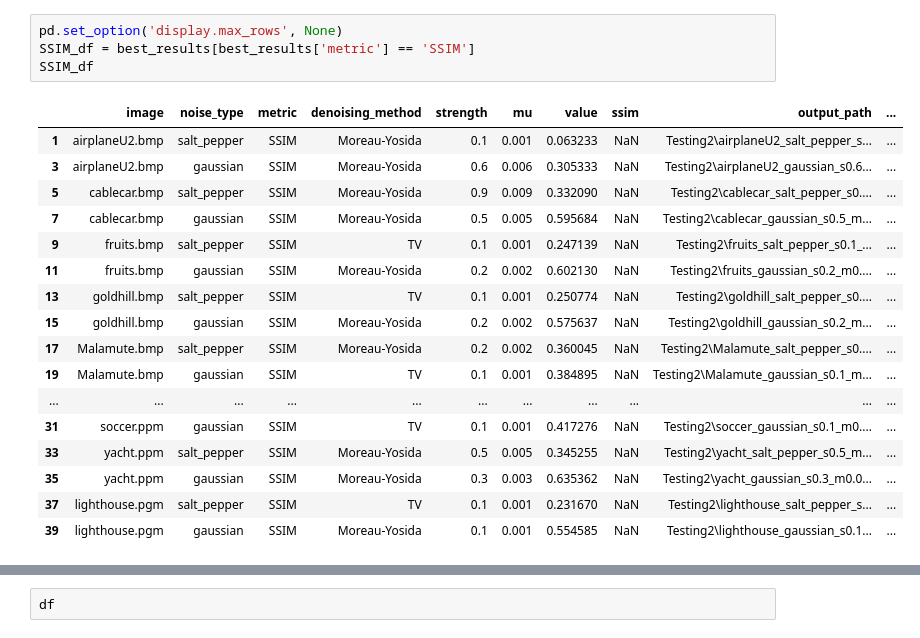
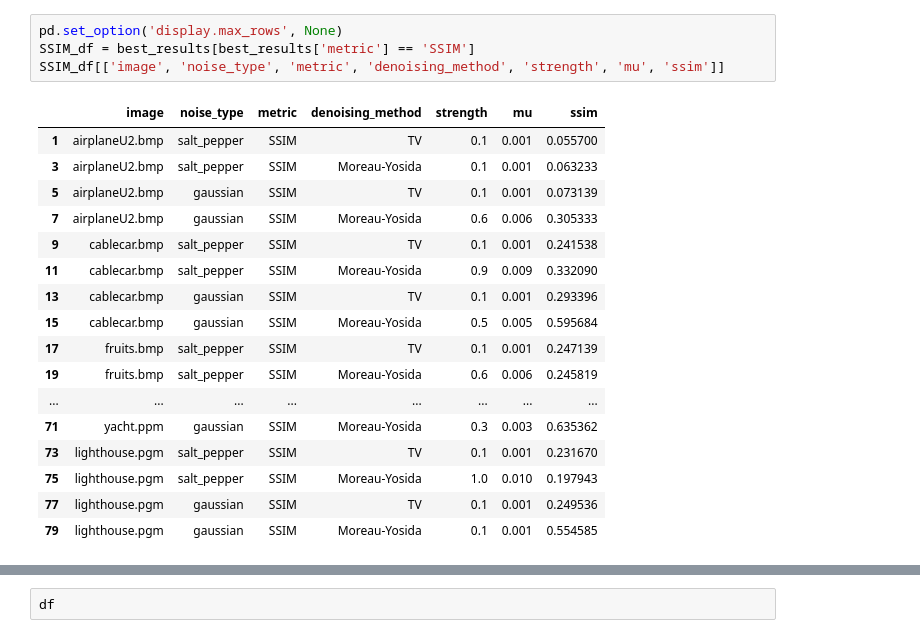
Before and after one commit to AdamowiczEone/Moreau-Yoshida, a Jupyter notebook: output/results.ipynb, the cells around one changed output, grey strips where cells are left out. Saved outputs shown, nothing was run; the diff lists cells and outputs as text.

```diff
--- a/output/results.ipynb
+++ b/output/results.ipynb
@@ -72,25 +100,25 @@ best_results[['image', 'noise_type', 'metric', 'denoising_method', 'strength', '
 # %%
 pd.set_option('display.max_rows', None)
 SSIM_df = best_results[best_results['metric'] == 'SSIM']
-SSIM_df
+SSIM_df[['image', 'noise_type', 'metric', 'denoising_method', 'strength', 'mu', 'ssim']]
 # %% [output]
-|  | image | noise_type | metric | denoising_method | strength | mu | value | ssim | output_path | ... |
-| 1 | airplaneU2.bmp | salt_pepper | SSIM | Moreau-Yosida | 0.1 | 0.001 | 0.063233 | NaN | Testing2\airplaneU2_salt_pepper_s... | ... |
-| 3 | airplaneU2.bmp | gaussian | SSIM | Moreau-Yosida | 0.6 | 0.006 | 0.305333 | NaN | Testing2\airplaneU2_gaussian_s0.6... | ... |
-| 5 | cablecar.bmp | salt_pepper | SSIM | Moreau-Yosida | 0.9 | 0.009 | 0.332090 | NaN | Testing2\cablecar_salt_pepper_s0.... | ... |
-| 7 | cablecar.bmp | gaussian | SSIM | Moreau-Yosida | 0.5 | 0.005 | 0.595684 | NaN | Testing2\cablecar_gaussian_s0.5_m... | ... |
-| 9 | fruits.bmp | salt_pepper | SSIM | TV | 0.1 | 0.001 | 0.247139 | NaN | Testing2\fruits_salt_pepper_s0.1_... | ... |
-| 11 | fruits.bmp | gaussian | SSIM | Moreau-Yosida | 0.2 | 0.002 | 0.602130 | NaN | Testing2\fruits_gaussian_s0.2_m0.... | ... |
-| 13 | goldhill.bmp | salt_pepper | SSIM | TV | 0.1 | 0.001 | 0.250774 | NaN | Testing2\goldhill_salt_pepper_s0.... | ... |
-| 15 | goldhill.bmp | gaussian | SSIM | Moreau-Yosida | 0.2 | 0.002 | 0.575637 | NaN | Testing2\goldhill_gaussian_s0.2_m... | ... |
-| 17 | Malamute.bmp | salt_pepper | SSIM | Moreau-Yosida | 0.2 | 0.002 | 0.360045 | NaN | Testing2\Malamute_salt_pepper_s0.... | ... |
-| 19 | Malamute.bmp | gaussian | SSIM | TV | 0.1 | 0.001 | 0.384895 | NaN | Testing2\Malamute_gaussian_s0.1_m... | ... |
-| ... | ... | ... | ... | ... | ... | ... | ... | ... | ... | ... |
-| 31 | soccer.ppm | gaussian | SSIM | TV | 0.1 | 0.001 | 0.417276 | NaN | Testing2\soccer_gaussian_s0.1_m0.... | ... |
-| 33 | yacht.ppm | salt_pepper | SSIM | Moreau-Yosida | 0.5 | 0.005 | 0.345255 | NaN | Testing2\yacht_salt_pepper_s0.5_m... | ... |
-| 35 | yacht.ppm | gaussian | SSIM | Moreau-Yosida | 0.3 | 0.003 | 0.635362 | NaN | Testing2\yacht_gaussian_s0.3_m0.0... | ... |
-| 37 | lighthouse.pgm | salt_pepper | SSIM | TV | 0.1 | 0.001 | 0.231670 | NaN | Testing2\lighthouse_salt_pepper_s... | ... |
-| 39 | lighthouse.pgm | gaussian | SSIM | Moreau-Yosida | 0.1 | 0.001 | 0.554585 | NaN | Testing2\lighthouse_gaussian_s0.1... | ... |
+|  | image | noise_type | metric | denoising_method | strength | mu | ssim |
+| 1 | airplaneU2.bmp | salt_pepper | SSIM | TV | 0.1 | 0.001 | 0.055700 |
+| 3 | airplaneU2.bmp | salt_pepper | SSIM | Moreau-Yosida | 0.1 | 0.001 | 0.063233 |
+| 5 | airplaneU2.bmp | gaussian | SSIM | TV | 0.1 | 0.001 | 0.073139 |
+| 7 | airplaneU2.bmp | gaussian | SSIM | Moreau-Yosida | 0.6 | 0.006 | 0.305333 |
+| 9 | cablecar.bmp | salt_pepper | SSIM | TV | 0.1 | 0.001 | 0.241538 |
+| 11 | cablecar.bmp | salt_pepper | SSIM | Moreau-Yosida | 0.9 | 0.009 | 0.332090 |
+| 13 | cablecar.bmp | gaussian | SSIM | TV | 0.1 | 0.001 | 0.293396 |
+| 15 | cablecar.bmp | gaussian | SSIM | Moreau-Yosida | 0.5 | 0.005 | 0.595684 |
+| 17 | fruits.bmp | salt_pepper | SSIM | TV | 0.1 | 0.001 | 0.247139 |
+| 19 | fruits.bmp | salt_pepper | SSIM | Moreau-Yosida | 0.6 | 0.006 | 0.245819 |
+| ... | ... | ... | ... | ... | ... | ... | ... |
+| 71 | yacht.ppm | gaussian | SSIM | Moreau-Yosida | 0.3 | 0.003 | 0.635362 |
+| 73 | lighthouse.pgm | salt_pepper | SSIM | TV | 0.1 | 0.001 | 0.231670 |
+| 75 | lighthouse.pgm | salt_pepper | SSIM | Moreau-Yosida | 1.0 | 0.010 | 0.197943 |
+| 77 | lighthouse.pgm | gaussian | SSIM | TV | 0.1 | 0.001 | 0.249536 |
+| 79 | lighthouse.pgm | gaussian | SSIM | Moreau-Yosida | 0.1 | 0.001 | 0.554585 |
 # %%
 pd.set_option('display.max_rows', None)
 PSNR_df = best_results[best_results['metric'] == 'PSNR']
```
Also changed, not shown: parts of 3 cells of this notebook, 1 other file.
